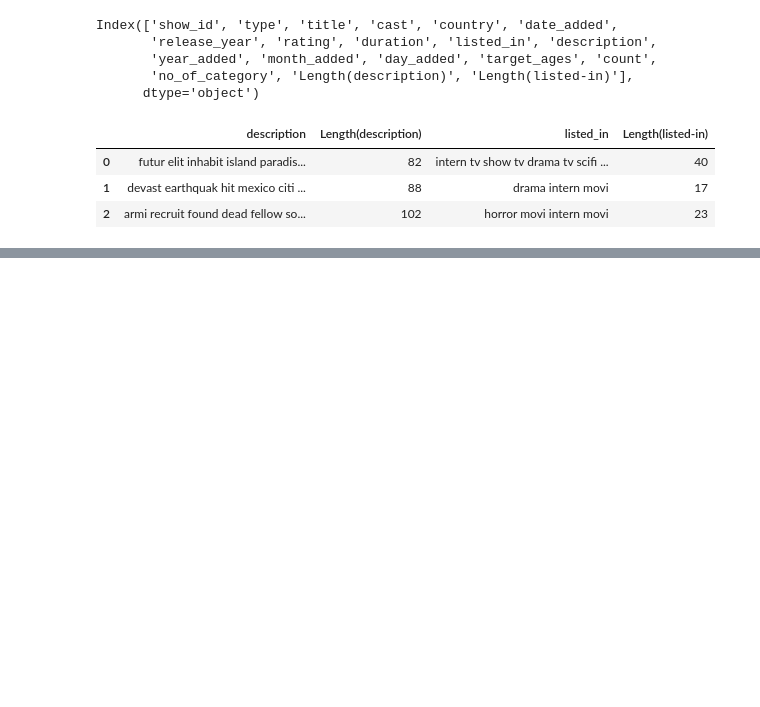
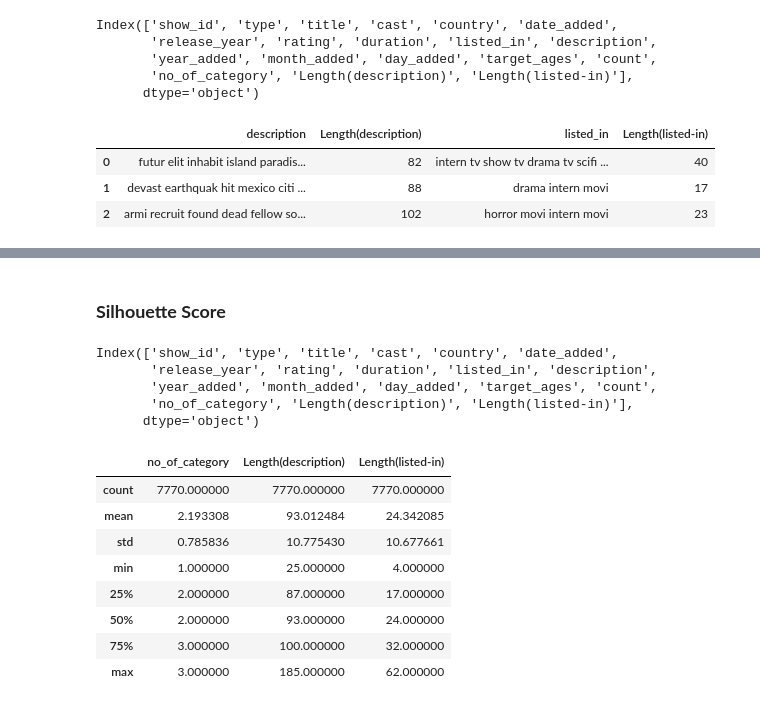
Before and after one commit to tusharsgaidhane/NETFLIX_MOVIES_AND_TV_SHOWS_CLUSTERING, a Jupyter notebook: NETFLIX_MOVIES_AND_TV_SHOWS_CLUSTERING.ipynb, the cells around one changed output, grey strips where cells are left out. Saved outputs shown, nothing was run; the diff lists cells and outputs as text; code cells hidden in the pictures; blank space fills up the shorter version.

```diff
--- a/NETFLIX_MOVIES_AND_TV_SHOWS_CLUSTERING.ipynb
+++ b/NETFLIX_MOVIES_AND_TV_SHOWS_CLUSTERING.ipynb
@@ -1023,0 +1034,10 @@ netflix[['description', 'Length(description)', 'listed_in' ,'Length(listed-in)'
+# %% [markdown]
+### **Silhouette Score**
+# %%
+netflix.columns
+# %% [output]
+Index(['show_id', 'type', 'title', 'cast', 'country', 'date_added',
+       'release_year', 'rating', 'duration', 'listed_in', 'description',
+       'year_added', 'month_added', 'day_added', 'target_ages', 'count',
+       'no_of_category', 'Length(description)', 'Length(listed-in)'],
+      dtype='object')
@@ -1023,0 +1047,12 @@ netflix[['description', 'Length(description)', 'listed_in' ,'Length(listed-in)'
+# %%
+X_features_rec.describe()
+# %% [output]
+|  | no_of_category | Length(description) | Length(listed-in) |
+| count | 7770.000000 | 7770.000000 | 7770.000000 |
+| mean | 2.193308 | 93.012484 | 24.342085 |
+| std | 0.785836 | 10.775430 | 10.677661 |
+| min | 1.000000 | 25.000000 | 4.000000 |
+| 25% | 2.000000 | 87.000000 | 17.000000 |
+| 50% | 2.000000 | 93.000000 | 24.000000 |
+| 75% | 3.000000 | 100.000000 | 32.000000 |
+| max | 3.000000 | 185.000000 | 62.000000 |
```
Also changed, not shown: parts of 13 cells of this notebook.
